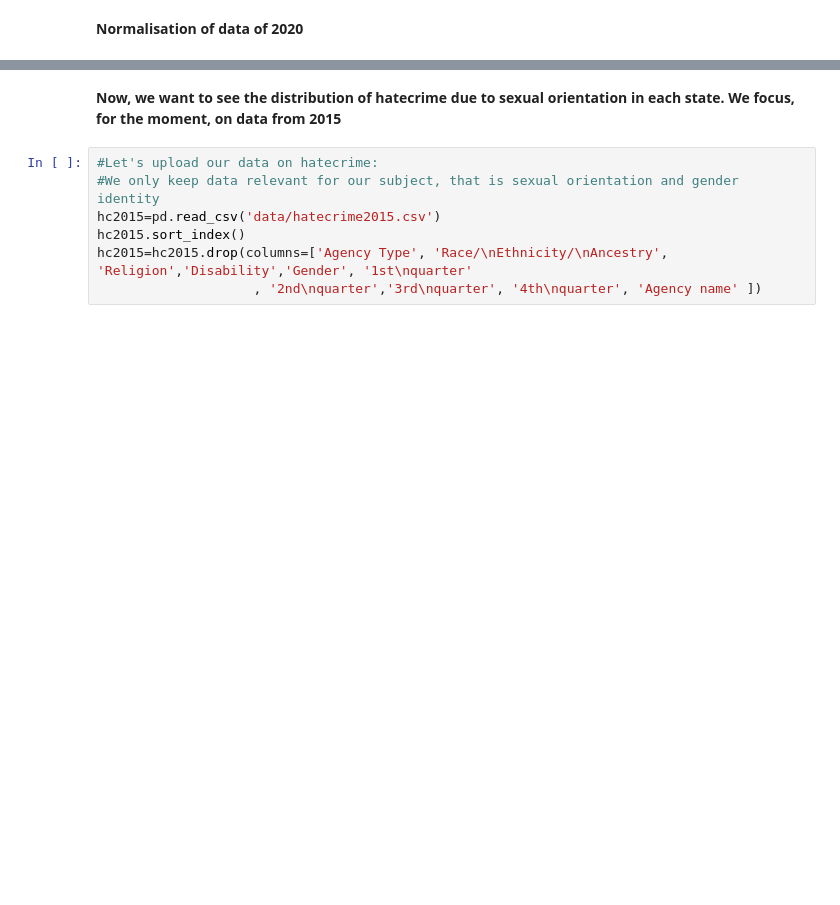
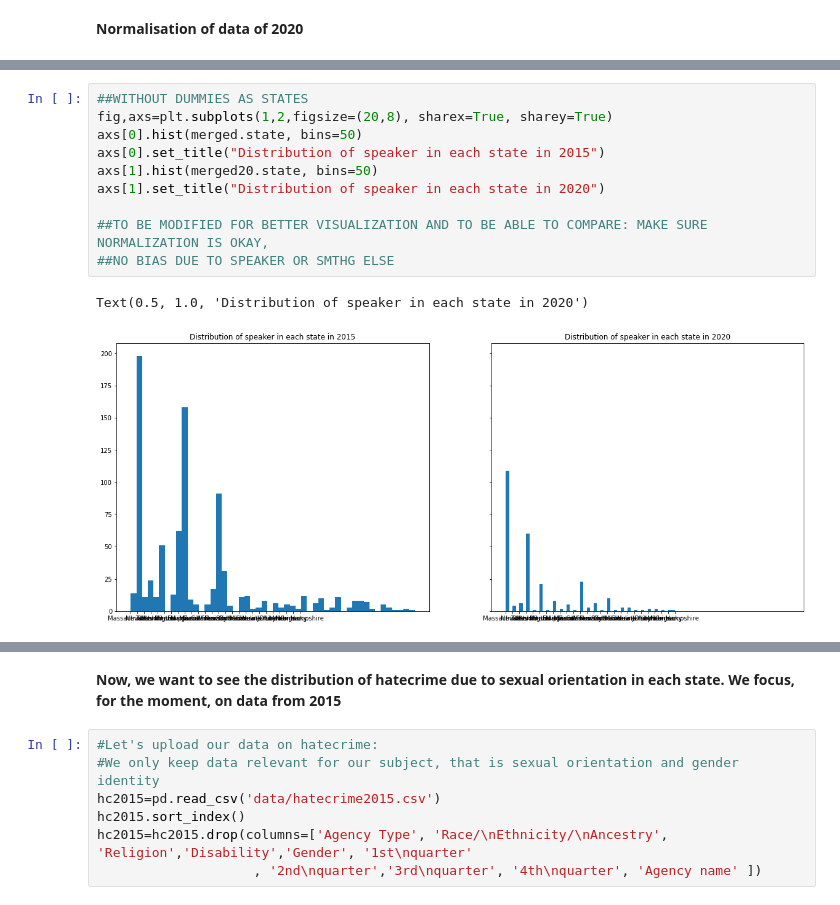
Before and after one commit to epfl-ada/ada-2021-project-ada_group_project, a Jupyter notebook: basic_exploration.ipynb, the cells around one changed output, grey strips where cells are left out. Cells and saved outputs as stored; diff of their text form; blank space fills up the shorter version.

```diff
--- a/basic_exploration.ipynb
+++ b/basic_exploration.ipynb
@@ -180,0 +257,13 @@ merged20.head()
+# %%
+##WITHOUT DUMMIES AS STATES
+fig,axs=plt.subplots(1,2,figsize=(20,8), sharex=True, sharey=True)
+axs[0].hist(merged.state, bins=50)
+axs[0].set_title("Distribution of speaker in each state in 2015")
+axs[1].hist(merged20.state, bins=50)
+axs[1].set_title("Distribution of speaker in each state in 2020")
+
+##TO BE MODIFIED FOR BETTER VISUALIZATION AND TO BE ABLE TO COMPARE: MAKE SURE NORMALIZATION IS OKAY,
+##NO BIAS DUE TO SPEAKER OR SMTHG ELSE
+# %% [output]
+Text(0.5, 1.0, 'Distribution of speaker in each state in 2020')
+[figure, added]
```
Also changed, not shown: parts of 19 cells of this notebook.
